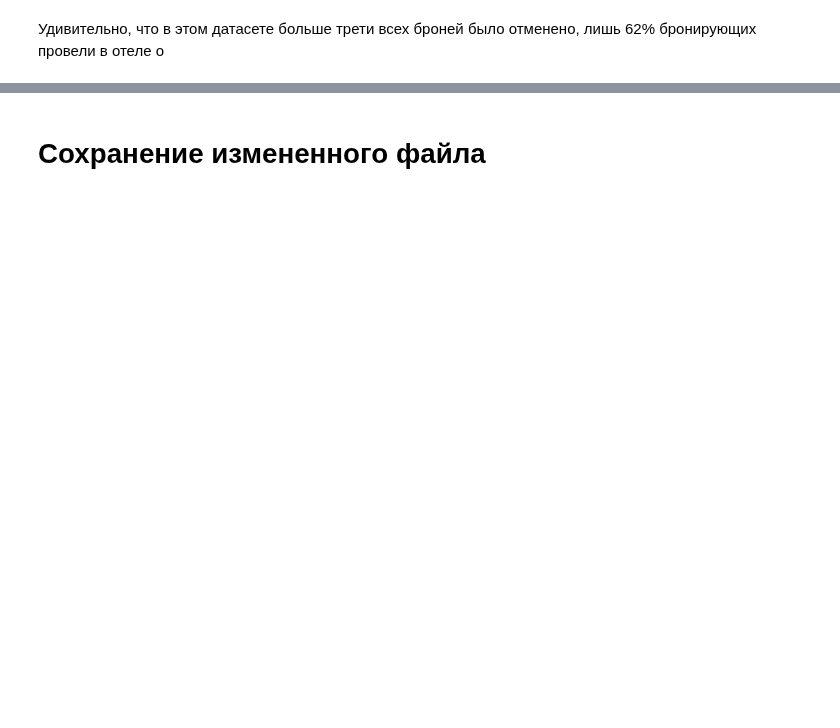
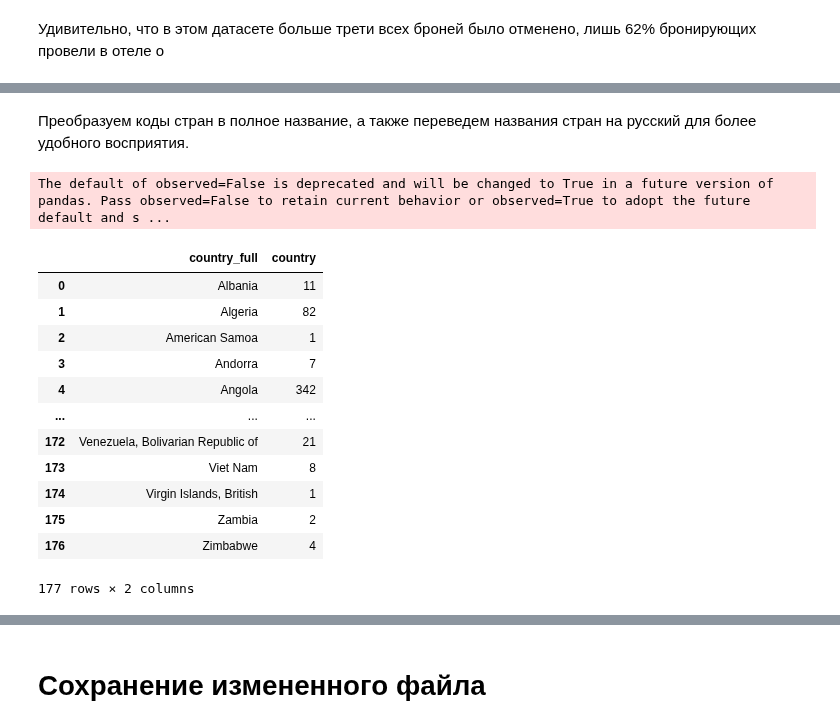
Before and after one commit to Vysokodelovoi/IAD_GP, a Jupyter notebook: eda_univariate_cat.ipynb, the cells around one changed output, grey strips where cells are left out. Cells and saved outputs as stored; diff of their text form; code cells hidden in the pictures; blank space fills up the shorter version.

```diff
--- a/eda_univariate_cat.ipynb
+++ b/eda_univariate_cat.ipynb
@@ -708,0 +767,2 @@ fig.show()
+# %%
+df_no_dup['meal'] = df_no_dup['meal'].cat.remove_unused_categories()
@@ -708,0 +817,2 @@ fig.show()
+# %% [markdown]
+Преобразуем коды стран в полное название, а также переведем названия стран на русский для более удобного восприятия.
@@ -708,0 +822,7 @@ fig.show()
+# %%
+def get_country_name(code):
+    try:
+        country = pycountry.countries.get(alpha_3=code)
+        return country.name
+    except:
+        return code
@@ -708,0 +832,20 @@ fig.show()
+# %%
+countries = df_no_dup.groupby('country_full')['country'].count().reset_index()
+# %% [output]
+The default of observed=False is deprecated and will be changed to True in a future version of pandas. Pass observed=False to retain current behavior or observed=True to adopt the future default and s ...
+# %%
+countries
+# %% [output]
+|  | country_full | country |
+| 0 | Albania | 11 |
+| 1 | Algeria | 82 |
+| 2 | American Samoa | 1 |
+| 3 | Andorra | 7 |
+| 4 | Angola | 342 |
+| ... | ... | ... |
+| 172 | Venezuela, Bolivarian Republic of | 21 |
+| 173 | Viet Nam | 8 |
+| 174 | Virgin Islands, British | 1 |
+| 175 | Zambia | 2 |
+| 176 | Zimbabwe | 4 |
+177 rows × 2 columns
```
Also changed, not shown: parts of 109 cells of this notebook.
